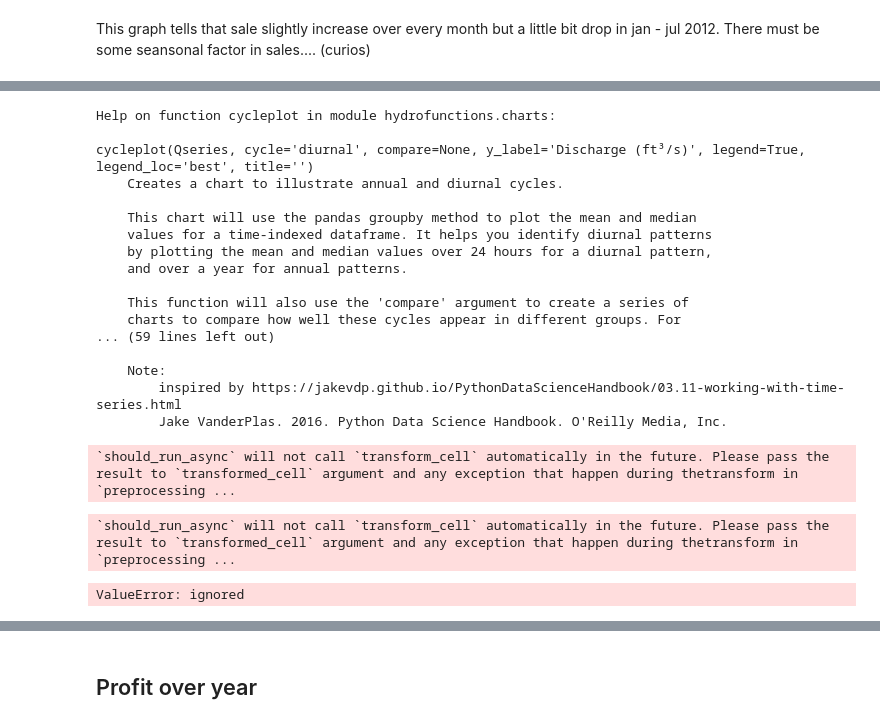
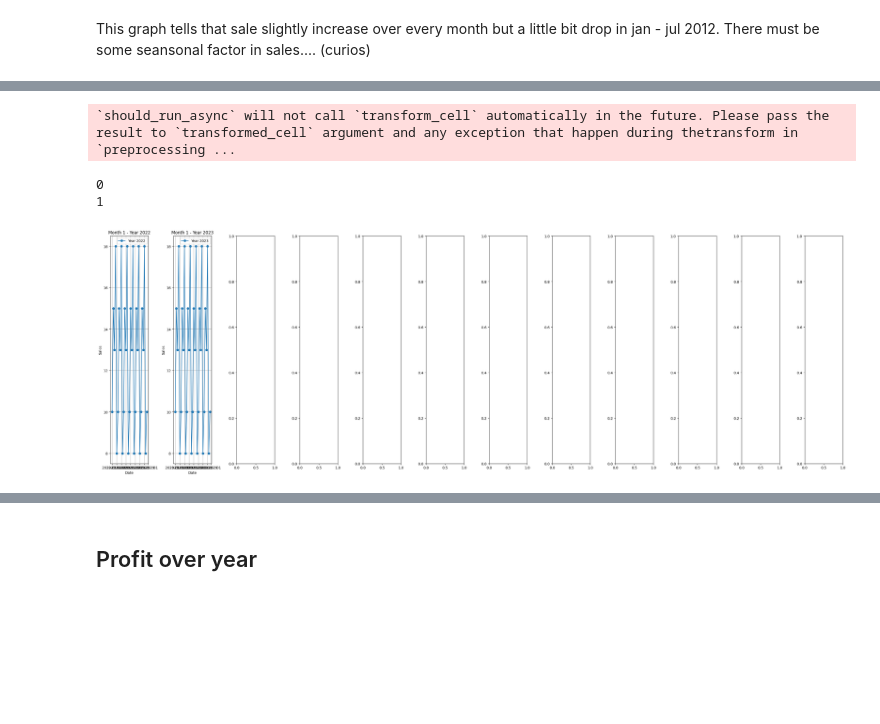
Before and after one commit to Krittapad12348/Superstore_Analysis, a Jupyter notebook: superstore_python.ipynb, the cells around one changed output, grey strips where cells are left out. Drawn from its saved outputs; the diff is of its cells as text; code cells hidden in the pictures; blank space fills up the shorter version.

```diff
--- a/superstore_python.ipynb
+++ b/superstore_python.ipynb
@@ -171,30 +154,43 @@ fig.show()
 # %% [output]
 `should_run_async` will not call `transform_cell` automatically in the future. Please pass the result to `transformed_cell` argument and any exception that happen during thetransform in `preprocessing ...
 [interactive output not drawn]
-# %%
-help(hf.cycleplot)
-# %% [output]
-Help on function cycleplot in module hydrofunctions.charts:
-
-cycleplot(Qseries, cycle='diurnal', compare=None, y_label='Discharge (ft³/s)', legend=True, legend_loc='best', title='')
-    Creates a chart to illustrate annual and diurnal cycles.
-
-    This chart will use the pandas groupby method to plot the mean and median
-    values for a time-indexed dataframe. It helps you identify diurnal patterns
-    by plotting the mean and median values over 24 hours for a diurnal pattern,
-    and over a year for annual patterns.
-
-    This function will also use the 'compare' argument to create a series of
-    charts to compare how well these cycles appear in different groups. For
-... (59 lines left out)
-
-    Note:
-        inspired by https://jakevdp.github.io/PythonDataScienceHandbook/03.11-working-with-time-series.html
-        Jake VanderPlas. 2016. Python Data Science Handbook. O'Reilly Media, Inc.
-`should_run_async` will not call `transform_cell` automatically in the future. Please pass the result to `transformed_cell` argument and any exception that happen during thetransform in `preprocessing ...
-# %%
-agg_df = ss.groupby(['Order Date'])['Sales'].sum()
-hf.cycleplot(agg_df, 'annual-year', compare='month', y_label="Sales",legend=True)
-# %% [output]
-`should_run_async` will not call `transform_cell` automatically in the future. Please pass the result to `transformed_cell` argument and any exception that happen during thetransform in `preprocessing ...
-ValueError: ignored
+# %%
+import pandas as pd
+import matplotlib.pyplot as plt
+
+# Sample DataFrame with datetime values
+data = {
+    'date': pd.date_range(start='2022-01-01', periods=730, freq='D'),
+    'Sales': [10, 15, 13, 18,8] * 146  # Simulated data with daily values for 2 years
+}
+
+# Create a DataFrame
+df = pd.DataFrame(data)
+
+# Extract year, month, and day from the 'date' column
+df['year'] = df['date'].dt.year
+df['month'] = df['date'].dt.month
+
+# Create a cycle plot for each month in the same plot
+fig, axs = plt.subplots(ncols=12, figsize=(30, 10))
+unique_years = df['year'].unique()
+
+for i, year in enumerate(unique_years):
+    month_data = df[(df['year'] == year) & (df['month'] == 1)]
+    axs[i].plot(month_data['date'], month_data['Sales'], marker='o', linestyle='-', label=f'Year {year}')
+    axs[i].set_title(f'Month 1 - Year {year}')
+    axs[i].set_xlabel('Date')
+    axs[i].set_ylabel('Sales')
+    axs[i].grid(True)
+    axs[i].legend()
+    print(i)
+# Adjust subplot layout
+plt.tight_layout()
+
+# Show the plot
+plt.show()
+# %% [output]
+`should_run_async` will not call `transform_cell` automatically in the future. Please pass the result to `transformed_cell` argument and any exception that happen during thetransform in `preprocessing ...
+0
+1
+[figure, added]
```
Also changed, not shown: parts of 56 cells of this notebook.
